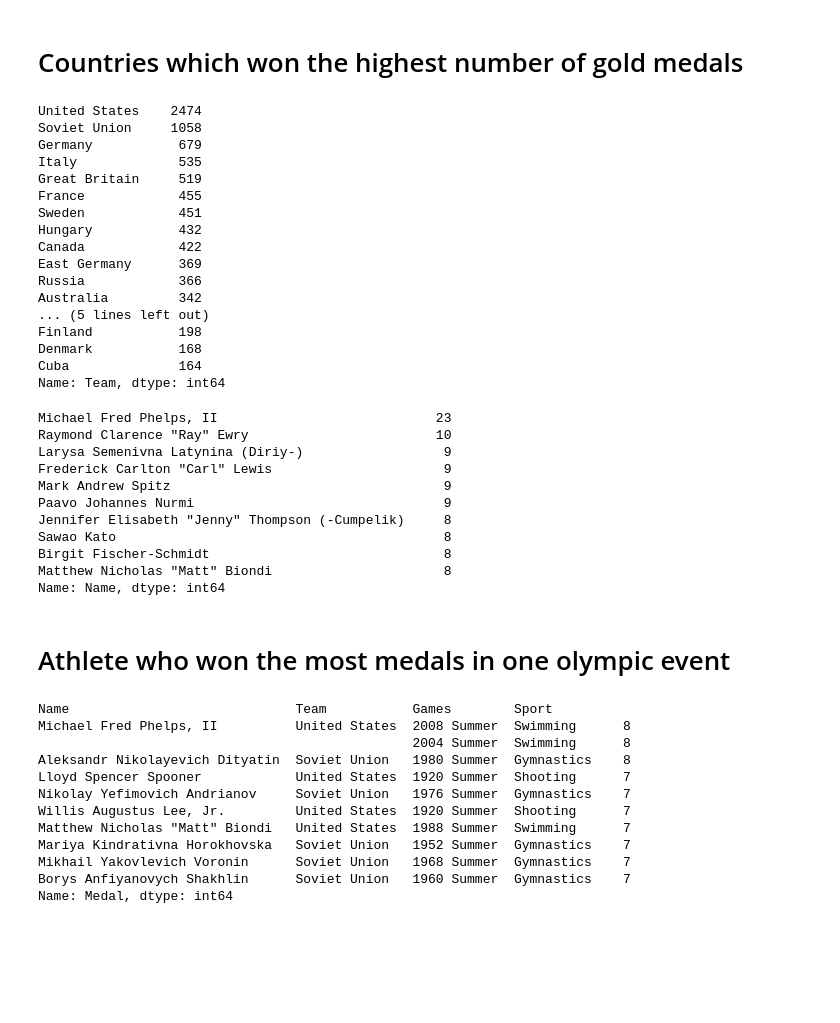
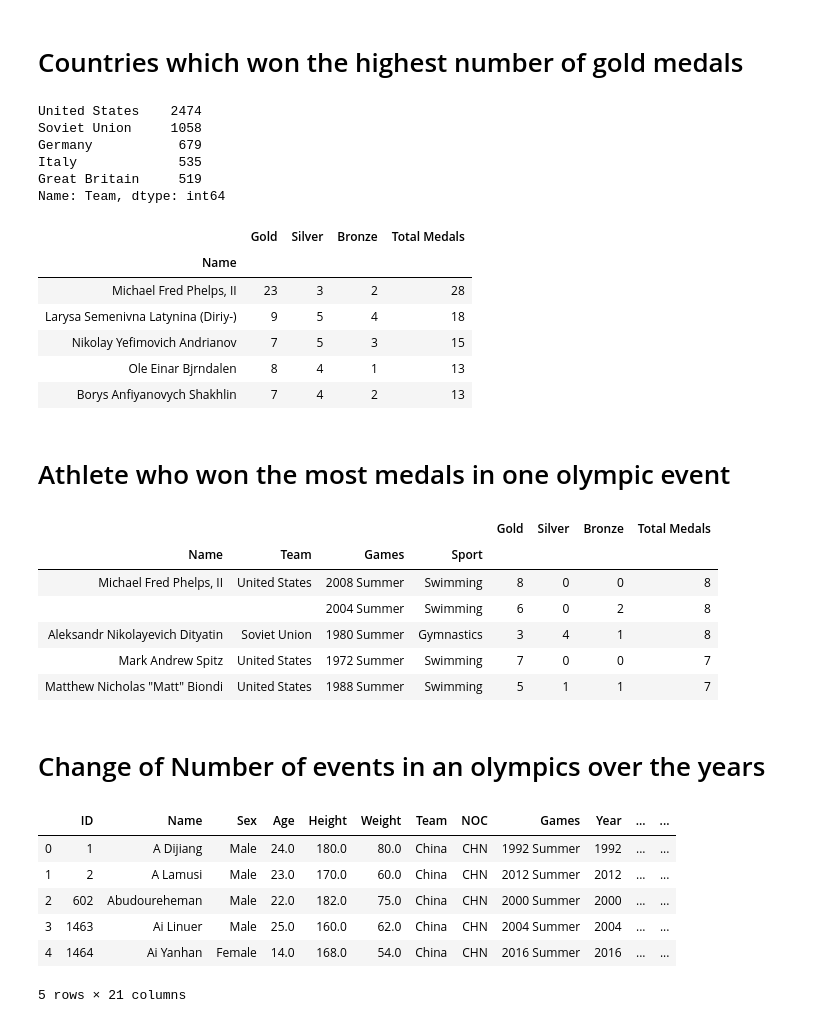
Before and after one commit to AbheeHub/Data-Analysis-Olympics-Data, a Jupyter notebook: 120-years-of-olympic-dataset/Analysis Notebook.ipynb, the cells around one changed output. Saved outputs shown, nothing was run; the diff lists cells and outputs as text; code cells hidden in the pictures; blank space fills up the shorter version.

```diff
--- a/120-years-of-olympic-dataset/Analysis Notebook.ipynb
+++ b/120-years-of-olympic-dataset/Analysis Notebook.ipynb
@@ -149,56 +259,50 @@ Name: Year, dtype: int64
 # Countries which won the highest number of gold medals
 # %%
 highest_gold = olympics_merged[olympics_merged['Medal'] == 'Gold']['Team'].value_counts()
-highest_gold[:20]
+highest_gold[:5]
 # %% [output]
 United States    2474
 Soviet Union     1058
 Germany           679
 Italy             535
 Great Britain     519
-France            455
-Sweden            451
-Hungary           432
-Canada            422
-East Germany      369
-Russia            366
-Australia         342
-... (5 lines left out)
-Finland           198
-Denmark           168
-Cuba              164
 Name: Team, dtype: int64
 # %%
 # Person who won the most Gold medals in an olympic event
-highest_gold = olympics_merged[olympics_merged['Medal'] == 'Gold']['Name'].value_counts()
-highest_gold[:10]
+highest_number_medals = olympics_merged.groupby('Name')['Gold','Silver','Bronze','Total Medals'].sum()
+highest_number_medals = highest_number_medals.sort_values(by = ['Total Medals','Gold','Silver','Bronze'],ascending = False)
+highest_number_medals[:5]
 # %% [output]
-Michael Fred Phelps, II                            23
-Raymond Clarence "Ray" Ewry                        10
-Larysa Semenivna Latynina (Diriy-)                  9
-Frederick Carlton "Carl" Lewis                      9
-Mark Andrew Spitz                                   9
-Paavo Johannes Nurmi                                9
-Jennifer Elisabeth "Jenny" Thompson (-Cumpelik)     8
-Sawao Kato                                          8
-Birgit Fischer-Schmidt                              8
-Matthew Nicholas "Matt" Biondi                      8
-Name: Name, dtype: int64
+|  | Gold | Silver | Bronze | Total Medals |
+| Name |  |  |  |  |
+| Michael Fred Phelps, II | 23 | 3 | 2 | 28 |
+| Larysa Semenivna Latynina (Diriy-) | 9 | 5 | 4 | 18 |
+| Nikolay Yefimovich Andrianov | 7 | 5 | 3 | 15 |
+| Ole Einar Bjrndalen | 8 | 4 | 1 | 13 |
+| Borys Anfiyanovych Shakhlin | 7 | 4 | 2 | 13 |
 # %% [markdown]
 # Athlete who won the most medals in one olympic event
 # %%
-highest_person_medals_year = olympics_merged.groupby(['Name','Team','Games','Sport'])['Medal'].count()
-highest_person_medals_year.sort_values(ascending = False )[:10]
+highest_person_medals_year = olympics_merged.groupby(['Name','Team','Games','Sport'])['Gold','Silver','Bronze','Total Medals'].sum()
+highest_person_medals_year = highest_person_medals_year.sort_values(by = ['Total Medals','Gold','Silver','Bronze'],ascending = False )
+highest_person_medals_year[:5]
 # %% [output]
-Name                             Team           Games        Sport
-Michael Fred Phelps, II          United States  2008 Summer  Swimming      8
-                                                2004 Summer  Swimming      8
-Aleksandr Nikolayevich Dityatin  Soviet Union   1980 Summer  Gymnastics    8
-Lloyd Spencer Spooner            United States  1920 Summer  Shooting      7
-Nikolay Yefimovich Andrianov     Soviet Union   1976 Summer  Gymnastics    7
-Willis Augustus Lee, Jr.         United States  1920 Summer  Shooting      7
-Matthew Nicholas "Matt" Biondi   United States  1988 Summer  Swimming      7
-Mariya Kindrativna Horokhovska   Soviet Union   1952 Summer  Gymnastics    7
-Mikhail Yakovlevich Voronin      Soviet Union   1968 Summer  Gymnastics    7
-Borys Anfiyanovych Shakhlin      Soviet Union   1960 Summer  Gymnastics    7
-Name: Medal, dtype: int64
+|  |  |  |  | Gold | Silver | Bronze | Total Medals |
+| Name | Team | Games | Sport |  |  |  |  |
+| Michael Fred Phelps, II | United States | 2008 Summer | Swimming | 8 | 0 | 0 | 8 |
+|  |  | 2004 Summer | Swimming | 6 | 0 | 2 | 8 |
+| Aleksandr Nikolayevich Dityatin | Soviet Union | 1980 Summer | Gymnastics | 3 | 4 | 1 | 8 |
+| Mark Andrew Spitz | United States | 1972 Summer | Swimming | 7 | 0 | 0 | 7 |
+| Matthew Nicholas "Matt" Biondi | United States | 1988 Summer | Swimming | 5 | 1 | 1 | 7 |
+# %% [markdown]
+# Change of Number of events in an olympics over the years
+# %%
+olympics_merged.head()
+# %% [output]
+|  | ID | Name | Sex | Age | Height | Weight | Team | NOC | Games | Year | ... | ... |
+| 0 | 1 | A Dijiang | Male | 24.0 | 180.0 | 80.0 | China | CHN | 1992 Summer | 1992 | ... | ... |
+| 1 | 2 | A Lamusi | Male | 23.0 | 170.0 | 60.0 | China | CHN | 2012 Summer | 2012 | ... | ... |
+| 2 | 602 | Abudoureheman | Male | 22.0 | 182.0 | 75.0 | China | CHN | 2000 Summer | 2000 | ... | ... |
+| 3 | 1463 | Ai Linuer | Male | 25.0 | 160.0 | 62.0 | China | CHN | 2004 Summer | 2004 | ... | ... |
+| 4 | 1464 | Ai Yanhan | Female | 14.0 | 168.0 | 54.0 | China | CHN | 2016 Summer | 2016 | ... | ... |
+5 rows × 21 columns
```
Also changed, not shown: parts of 25 cells of this notebook.
